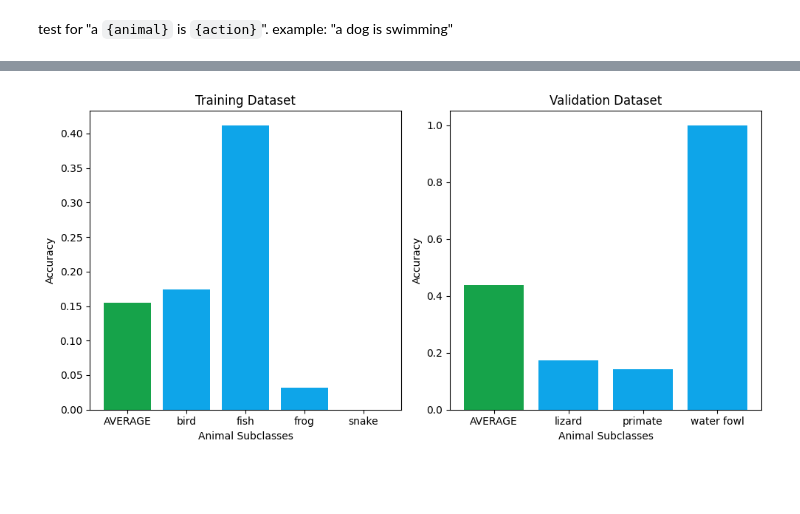
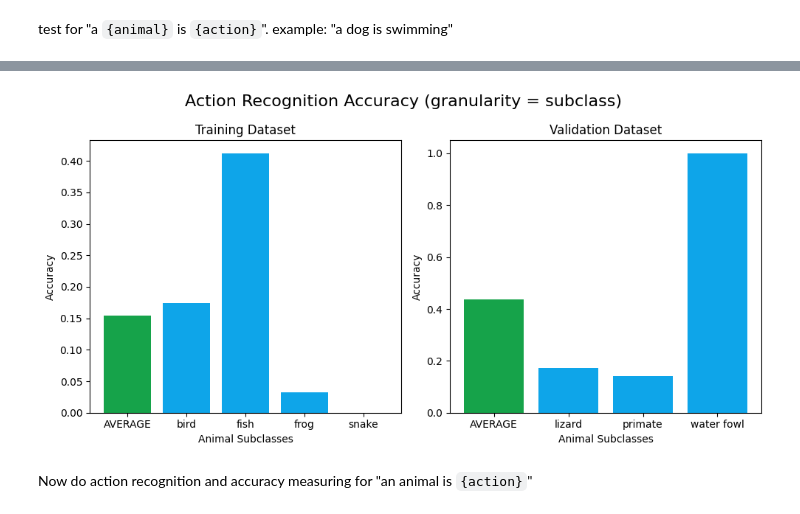
Before and after one commit to jonathanlin0/research_transfer, a Jupyter notebook: baselines/AK_AR_image/blip.ipynb, the cells around one changed output, grey strips where cells are left out. Drawn from its saved outputs; the diff is of its cells as text; code cells hidden in the pictures; blank space fills up the shorter version.

```diff
--- a/baselines/AK_AR_image/blip.ipynb
+++ b/baselines/AK_AR_image/blip.ipynb
@@ -189,31 +183,35 @@ import matplotlib.pyplot as plt
 
 categories1 = list(database_train.keys())
 values1 = list(database_train.values())
 categories1.insert(0, "AVERAGE")
 values1.insert(0, sum(values1) / len(values1))
 categories2 = list(database_val.keys())
 values2 = list(database_val.values())
 categories2.insert(0, "AVERAGE")
 values2.insert(0, sum(values2) / len(values2))
 
 fig, (ax1, ax2) = plt.subplots(1, 2, figsize=(10, 5))
 
 # Plot the first bar chart on the first subplot
 ax1.bar(categories1, values1, color=["#16a34a", "#0ea5e9", "#0ea5e9", "#0ea5e9", "#0ea5e9"])
 ax1.set_xlabel('Animal Subclasses')
 ax1.set_ylabel('Accuracy')
 ax1.set_title('Training Dataset')
 
 # Plot the second bar chart on the second subplot
 ax2.bar(categories2, values2, color=["#16a34a", "#0ea5e9", "#0ea5e9", "#0ea5e9"])
 ax2.set_xlabel('Animal Subclasses')
 ax2.set_ylabel('Accuracy')
 ax2.set_title('Validation Dataset')
 
+plt.suptitle('Action Recognition Accuracy (granularity = subclass)', fontsize=16)
+
 # Adjust the layout to avoid overlapping
 plt.tight_layout()
 
 # Show the plot
 plt.show()
 # %% [output]
-[figure, old version]
+[figure, new version]
+# %% [markdown]
+Now do action recognition and accuracy measuring for "an animal is `{action}`"
```
Also changed, not shown: parts of 9 cells of this notebook.
